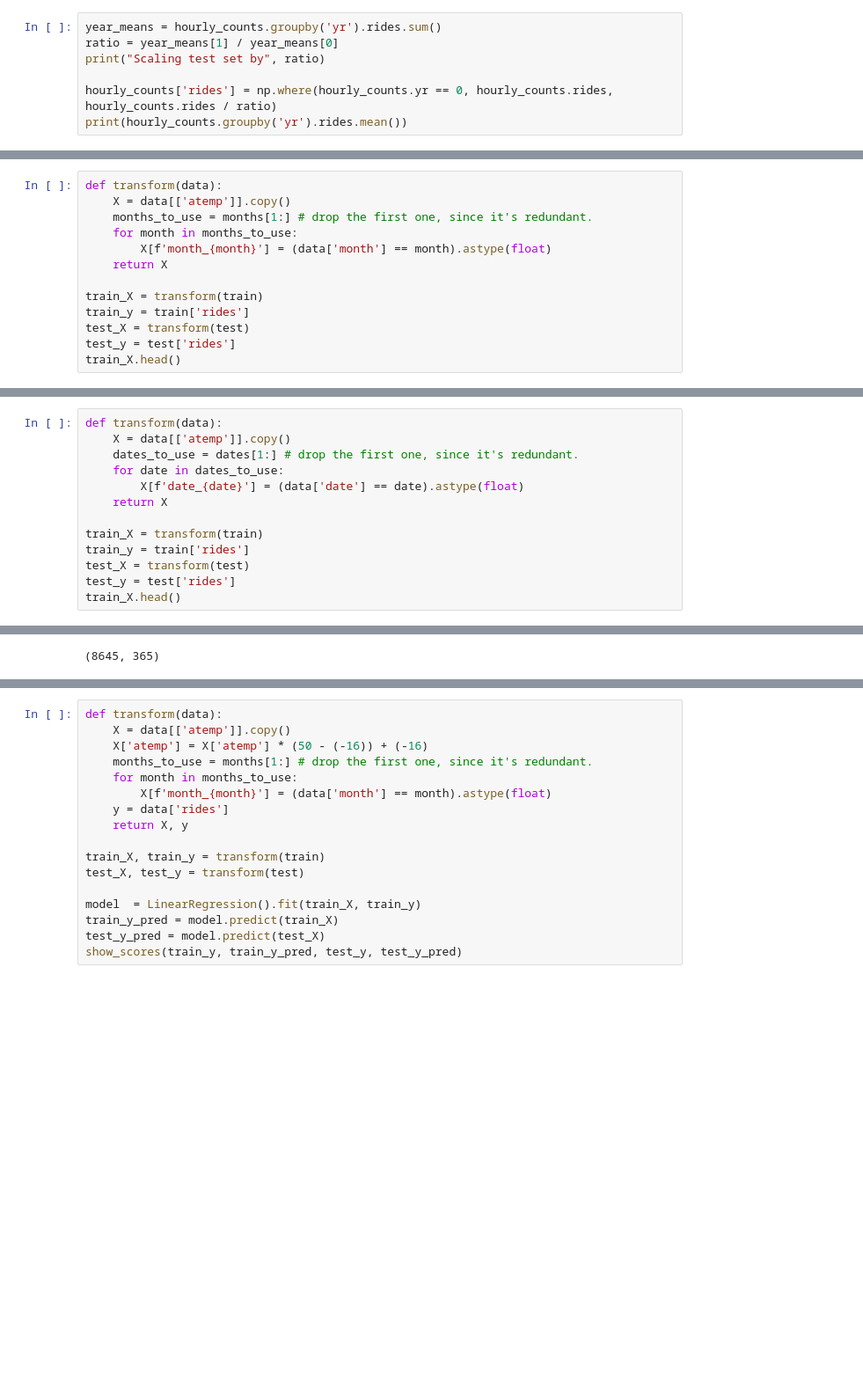
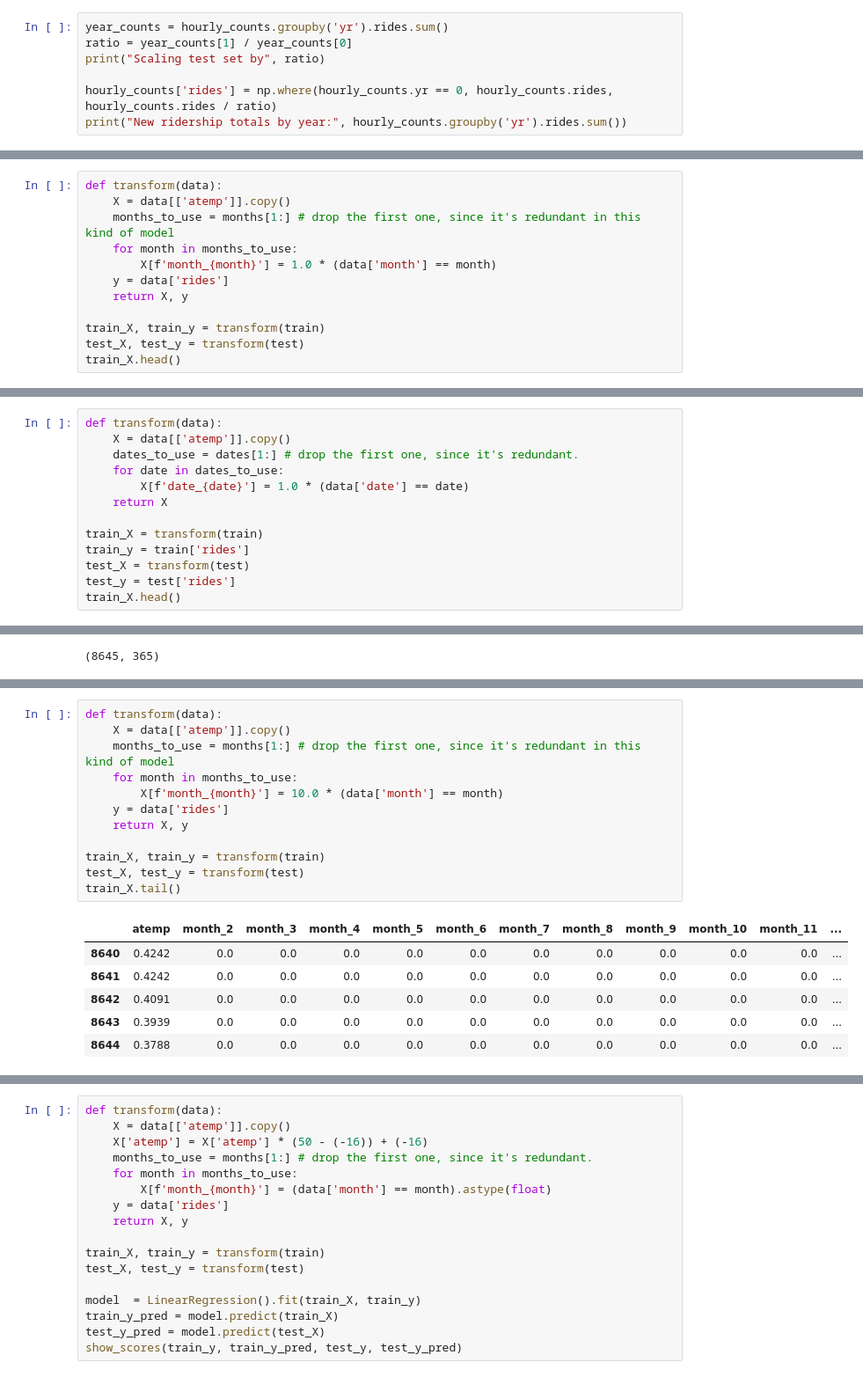
Before and after one commit to Calvin-Data-Science/data202, a Jupyter notebook: src/hw5/hw5_Reference.ipynb, the cells around one changed output, grey strips where cells are left out. Shown: that part at 88% size. Cells and saved outputs as stored; diff of their text form; blank space fills up the shorter version.

```diff
--- a/src/hw5/hw5_Reference.ipynb
+++ b/src/hw5/hw5_Reference.ipynb
@@ -81,10 +88,10 @@ Name: rides, dtype: int64
 # %% [markdown]
 To make things comparable, let's normalize by popularity. Of course we wouldn't actually *know* the total popularity of 2012 during that year, which is why this particular approach is labeled "HACK!".
 # %%
-year_means = hourly_counts.groupby('yr').rides.sum()
-ratio = year_means[1] / year_means[0]
+year_counts = hourly_counts.groupby('yr').rides.sum()
+ratio = year_counts[1] / year_counts[0]
 print("Scaling test set by", ratio)
 
 hourly_counts['rides'] = np.where(hourly_counts.yr == 0, hourly_counts.rides, hourly_counts.rides / ratio)
-print(hourly_counts.groupby('yr').rides.mean())
+print("New ridership totals by year:", hourly_counts.groupby('yr').rides.sum())
 # %% [output]
@@ -189,15 +229,14 @@ months
 # %%
 def transform(data):
     X = data[['atemp']].copy()
-    months_to_use = months[1:] # drop the first one, since it's redundant.
+    months_to_use = months[1:] # drop the first one, since it's redundant in this kind of model
     for month in months_to_use:
-        X[f'month_{month}'] = (data['month'] == month).astype(float)
-    return X
+        X[f'month_{month}'] = 1.0 * (data['month'] == month)
+    y = data['rides']
+    return X, y
 
-train_X = transform(train)
-train_y = train['rides']
-test_X = transform(test)
-test_y = test['rides']
+train_X, train_y = transform(train)
+test_X, test_y = transform(test)
 train_X.head()
 # %% [output]
 |  | atemp | month_2 | month_3 | month_4 | month_5 | month_6 | month_7 | month_8 | month_9 | month_10 | month_11 | ... |
@@ -224,7 +305,7 @@ def transform(data):
     X = data[['atemp']].copy()
     dates_to_use = dates[1:] # drop the first one, since it's redundant.
     for date in dates_to_use:
-        X[f'date_{date}'] = (data['date'] == date).astype(float)
+        X[f'date_{date}'] = 1.0 * (data['date'] == date)
     return X
 
 train_X = transform(train)
@@ -258,0 +354,19 @@ What happened?
+# %%
+def transform(data):
+    X = data[['atemp']].copy()
+    months_to_use = months[1:] # drop the first one, since it's redundant in this kind of model
+    for month in months_to_use:
+        X[f'month_{month}'] = 10.0 * (data['month'] == month)
+    y = data['rides']
+    return X, y
+
+train_X, train_y = transform(train)
+test_X, test_y = transform(test)
+train_X.tail()
+# %% [output]
+|  | atemp | month_2 | month_3 | month_4 | month_5 | month_6 | month_7 | month_8 | month_9 | month_10 | month_11 | ... |
+| 8640 | 0.4242 | 0.0 | 0.0 | 0.0 | 0.0 | 0.0 | 0.0 | 0.0 | 0.0 | 0.0 | 0.0 | ... |
+| 8641 | 0.4242 | 0.0 | 0.0 | 0.0 | 0.0 | 0.0 | 0.0 | 0.0 | 0.0 | 0.0 | 0.0 | ... |
+| 8642 | 0.4091 | 0.0 | 0.0 | 0.0 | 0.0 | 0.0 | 0.0 | 0.0 | 0.0 | 0.0 | 0.0 | ... |
+| 8643 | 0.3939 | 0.0 | 0.0 | 0.0 | 0.0 | 0.0 | 0.0 | 0.0 | 0.0 | 0.0 | 0.0 | ... |
+| 8644 | 0.3788 | 0.0 | 0.0 | 0.0 | 0.0 | 0.0 | 0.0 | 0.0 | 0.0 | 0.0 | 0.0 | ... |
```
Also changed, not shown: parts of 56 cells of this notebook.
